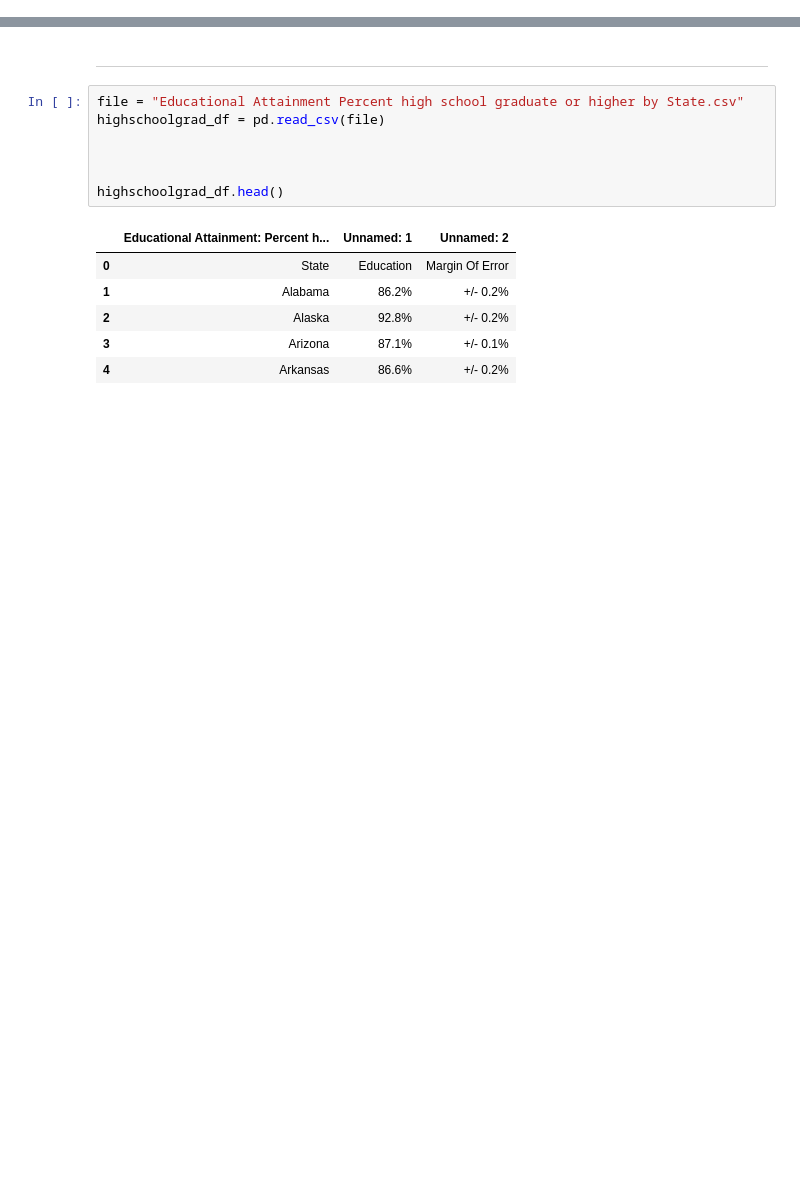
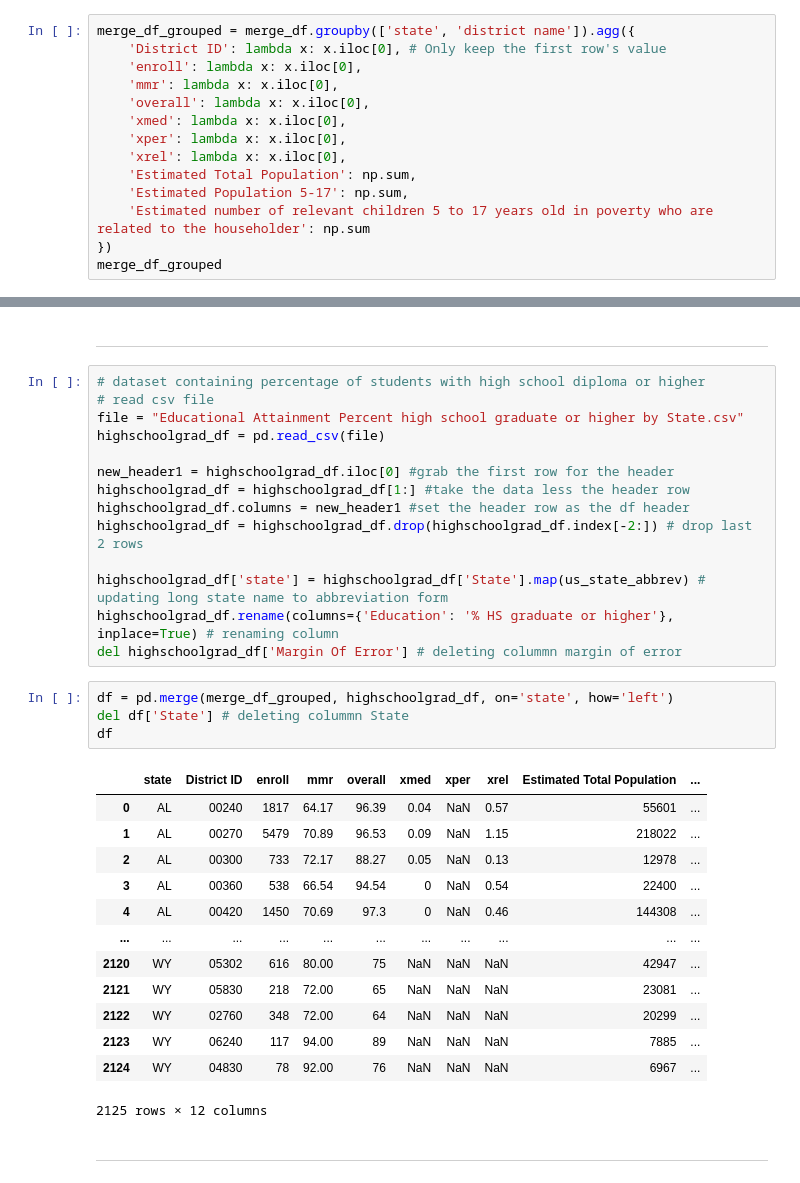
Before and after one commit to gabriellewald/springboard-coursework, a Jupyter notebook: vaccination_project/Capstone2_vaccination_project.ipynb, the cells around one changed output, grey strips where cells are left out. Drawn from its saved outputs; the diff is of its cells as text; blank space fills up the shorter version.

```diff
--- a/vaccination_project/Capstone2_vaccination_project.ipynb
+++ b/vaccination_project/Capstone2_vaccination_project.ipynb
@@ -182,0 +199,14 @@ poverty_df[poverty_df['matches'] == True]
+# %%
+merge_df_grouped = merge_df.groupby(['state', 'district name']).agg({
+    'District ID': lambda x: x.iloc[0], # Only keep the first row's value
+    'enroll': lambda x: x.iloc[0],
+    'mmr': lambda x: x.iloc[0],
+    'overall': lambda x: x.iloc[0],
+    'xmed': lambda x: x.iloc[0],
+    'xper': lambda x: x.iloc[0],
+    'xrel': lambda x: x.iloc[0],
+    'Estimated Total Population': np.sum,
+    'Estimated Population 5-17': np.sum,
+    'Estimated number of relevant children 5 to 17 years old in poverty who are related to the householder': np.sum
+})
+merge_df_grouped
@@ -183,16 +228,36 @@ poverty_df[poverty_df['matches'] == True]
 # %% [markdown]
 -------------
-# %%
-file = "Educational Attainment Percent high school graduate or higher by State.csv"
-highschoolgrad_df = pd.read_csv(file)
-
-
-
-highschoolgrad_df.head()
-# %% [output]
-|  | Educational Attainment: Percent h... | Unnamed: 1 | Unnamed: 2 |
-| 0 | State | Education | Margin Of Error |
-| 1 | Alabama | 86.2% | +/- 0.2% |
-| 2 | Alaska | 92.8% | +/- 0.2% |
-| 3 | Arizona | 87.1% | +/- 0.1% |
-| 4 | Arkansas | 86.6% | +/- 0.2% |
+# %%
+# dataset containing percentage of students with high school diploma or higher
+# read csv file
+file = "Educational Attainment Percent high school graduate or higher by State.csv"
+highschoolgrad_df = pd.read_csv(file)
+
+new_header1 = highschoolgrad_df.iloc[0] #grab the first row for the header
+highschoolgrad_df = highschoolgrad_df[1:] #take the data less the header row
+highschoolgrad_df.columns = new_header1 #set the header row as the df header
+highschoolgrad_df = highschoolgrad_df.drop(highschoolgrad_df.index[-2:]) # drop last 2 rows
+
+highschoolgrad_df['state'] = highschoolgrad_df['State'].map(us_state_abbrev) # updating long state name to abbreviation form
+highschoolgrad_df.rename(columns={'Education': '% HS graduate or higher'}, inplace=True) # renaming column
+del highschoolgrad_df['Margin Of Error'] # deleting colummn margin of error
+# %%
+df = pd.merge(merge_df_grouped, highschoolgrad_df, on='state', how='left')
+del df['State'] # deleting colummn State
+df
+# %% [output]
+|  | state | District ID | enroll | mmr | overall | xmed | xper | xrel | Estimated Total Population | ... |
+| 0 | AL | 00240 | 1817 | 64.17 | 96.39 | 0.04 | NaN | 0.57 | 55601 | ... |
+| 1 | AL | 00270 | 5479 | 70.89 | 96.53 | 0.09 | NaN | 1.15 | 218022 | ... |
+| 2 | AL | 00300 | 733 | 72.17 | 88.27 | 0.05 | NaN | 0.13 | 12978 | ... |
+| 3 | AL | 00360 | 538 | 66.54 | 94.54 | 0 | NaN | 0.54 | 22400 | ... |
+| 4 | AL | 00420 | 1450 | 70.69 | 97.3 | 0 | NaN | 0.46 | 144308 | ... |
+| ... | ... | ... | ... | ... | ... | ... | ... | ... | ... | ... |
+| 2120 | WY | 05302 | 616 | 80.00 | 75 | NaN | NaN | NaN | 42947 | ... |
+| 2121 | WY | 05830 | 218 | 72.00 | 65 | NaN | NaN | NaN | 23081 | ... |
+| 2122 | WY | 02760 | 348 | 72.00 | 64 | NaN | NaN | NaN | 20299 | ... |
+| 2123 | WY | 06240 | 117 | 94.00 | 89 | NaN | NaN | NaN | 7885 | ... |
+| 2124 | WY | 04830 | 78 | 92.00 | 76 | NaN | NaN | NaN | 6967 | ... |
+2125 rows × 12 columns
+# %% [markdown]
+----------
```
Also changed, not shown: parts of 8 cells of this notebook.
